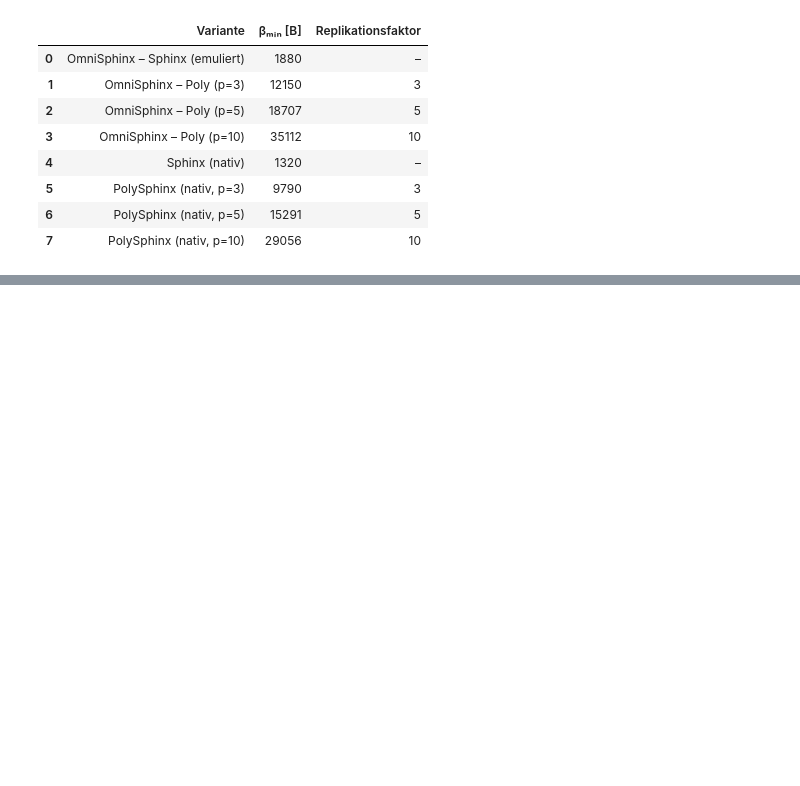
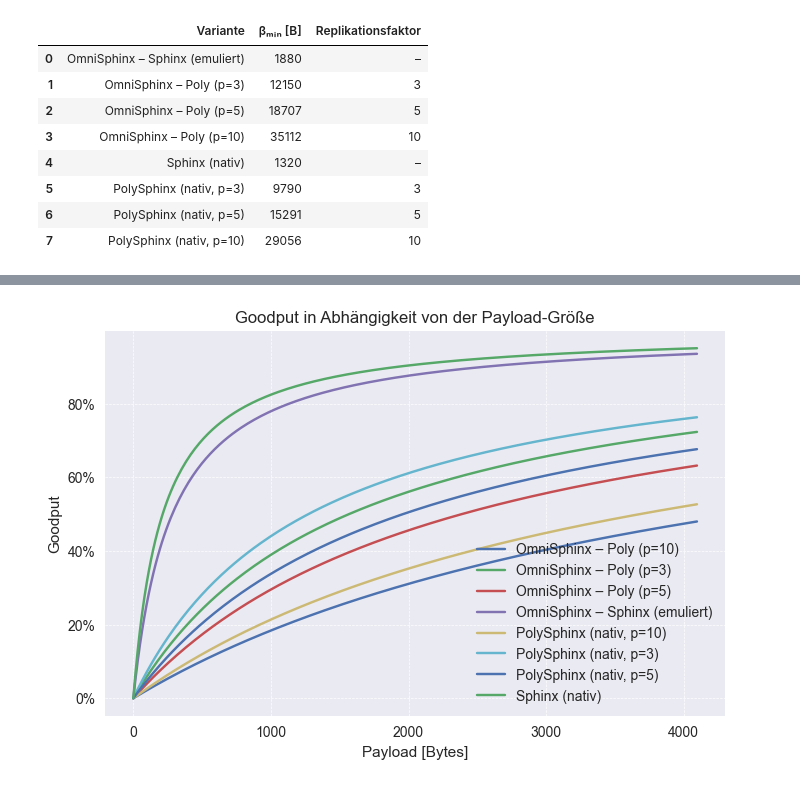
Before and after one commit to kit-ps/OmniSphinx, a Jupyter notebook: size_evaluation.ipynb, the cells around one changed output, grey strips where cells are left out. Saved outputs shown, nothing was run; the diff lists cells and outputs as text; code cells hidden in the pictures; blank space fills up the shorter version.

```diff
--- a/size_evaluation.ipynb
+++ b/size_evaluation.ipynb
@@ -246,0 +321,43 @@ summary_df
+# %%
+PAYLOAD_MAX_BYTES = 4096
+PAYLOAD_STEP_BYTES = 16
+
+payload_range_bytes = np.arange(0, PAYLOAD_MAX_BYTES + PAYLOAD_STEP_BYTES, PAYLOAD_STEP_BYTES)
+
+payload_goodput_records = []
+
+for key, variant in variants.items():
+    beta_bits = variant.beta_min
+    goodput_values = []
+
+    for payload_bytes in payload_range_bytes:
+        payload_bits = bytes_to_bits(payload_bytes)
+        total_bits = packet_size_bits(payload_bits, beta_bits)
+        gp = goodput(payload_bits, total_bits)
+        goodput_values.append(gp)
+
+    payload_goodput_records.append(
+        pd.DataFrame(
+            {
+                "Variante": variant.name,
+                "Payload [B]": payload_range_bytes,
+                "Goodput": goodput_values,
+            }
+        )
+    )
+
+payload_goodput_df = pd.concat(payload_goodput_records, ignore_index=True)
+
+fig, ax = plt.subplots(figsize=(8, 5))
+for name, group in payload_goodput_df.groupby("Variante"):
+    ax.plot(group["Payload [B]"], group["Goodput"], label=name)
+
+ax.set_title("Goodput in Abhängigkeit von der Payload-Größe")
+ax.set_xlabel("Payload [Bytes]")
+ax.set_ylabel("Goodput")
+ax.yaxis.set_major_formatter(mtick.PercentFormatter(1.0))
+ax.grid(True, which="both", linestyle="--", linewidth=0.5)
+ax.legend()
+plt.show()
+# %% [output]
+[figure, added]
```
Also changed, not shown: parts of 4 cells of this notebook.
